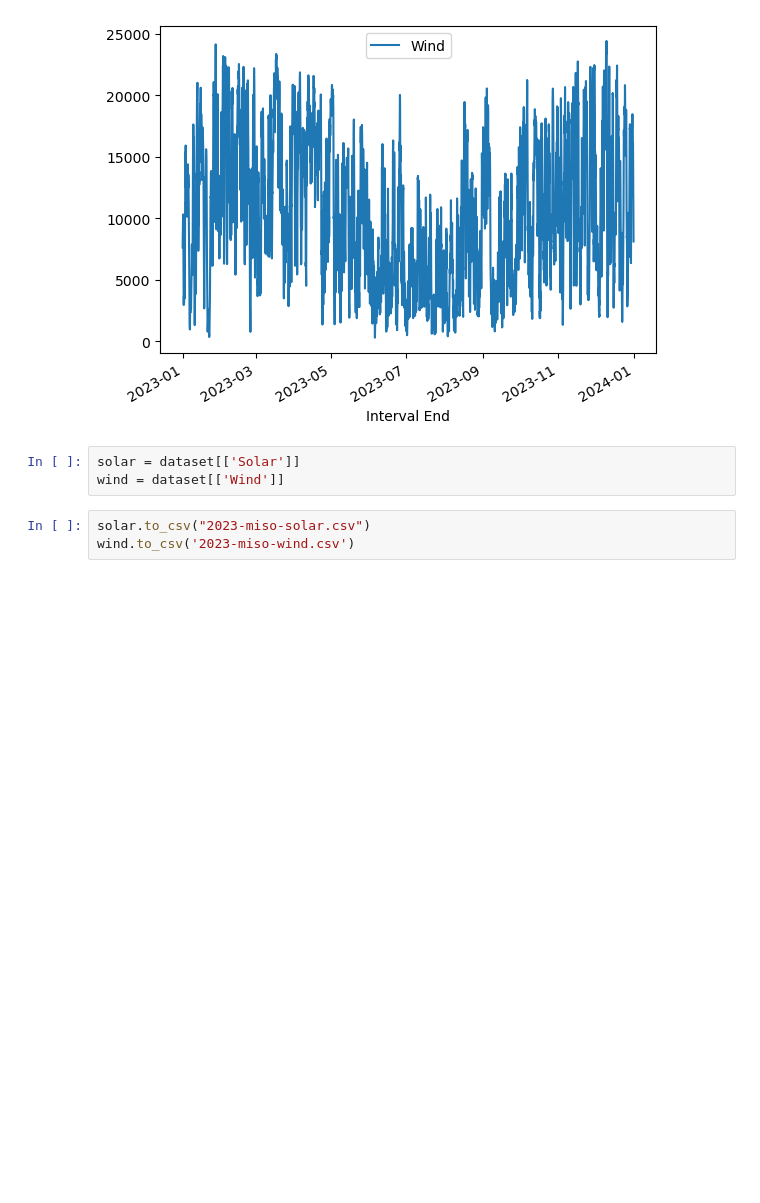
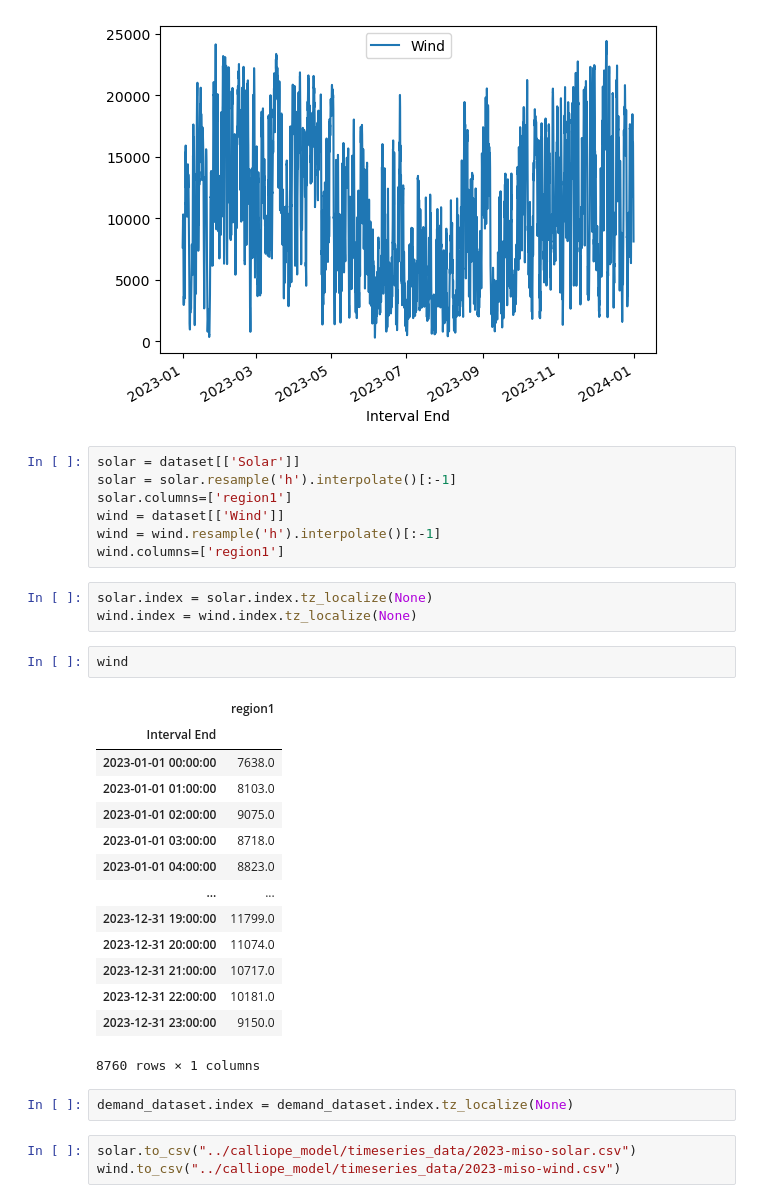
Before and after one commit to samgdotson/ucs-model-review, a Jupyter notebook: energy_data/eia_data.ipynb, the cells around one changed output. Saved outputs shown, nothing was run; the diff lists cells and outputs as text; blank space fills up the shorter version.

Commit message:
updates model data

```diff
--- a/energy_data/eia_data.ipynb
+++ b/energy_data/eia_data.ipynb
@@ -135,10 +131,36 @@ dataset.plot(y='Wind')
 [figure]
 # %%
 solar = dataset[['Solar']]
+solar = solar.resample('h').interpolate()[:-1]
+solar.columns=['region1']
 wind = dataset[['Wind']]
+wind = wind.resample('h').interpolate()[:-1]
+wind.columns=['region1']
+# %%
+solar.index = solar.index.tz_localize(None)
+wind.index = wind.index.tz_localize(None)
+# %%
+wind
+# %% [output]
+|  | region1 |
+| Interval End |  |
+| 2023-01-01 00:00:00 | 7638.0 |
+| 2023-01-01 01:00:00 | 8103.0 |
+| 2023-01-01 02:00:00 | 9075.0 |
+| 2023-01-01 03:00:00 | 8718.0 |
+| 2023-01-01 04:00:00 | 8823.0 |
+| ... | ... |
+| 2023-12-31 19:00:00 | 11799.0 |
+| 2023-12-31 20:00:00 | 11074.0 |
+| 2023-12-31 21:00:00 | 10717.0 |
+| 2023-12-31 22:00:00 | 10181.0 |
+| 2023-12-31 23:00:00 | 9150.0 |
+8760 rows × 1 columns
+# %%
+demand_dataset.index = demand_dataset.index.tz_localize(None)
 # %%
-solar.to_csv("2023-miso-solar.csv")
-wind.to_csv('2023-miso-wind.csv')
+solar.to_csv("../calliope_model/timeseries_data/2023-miso-solar.csv")
+wind.to_csv("../calliope_model/timeseries_data/2023-miso-wind.csv")
 # %%
 dataset.max(axis=0)
 # %% [output]
```
Also changed, not shown: parts of 6 cells of this notebook, 10 other files.
